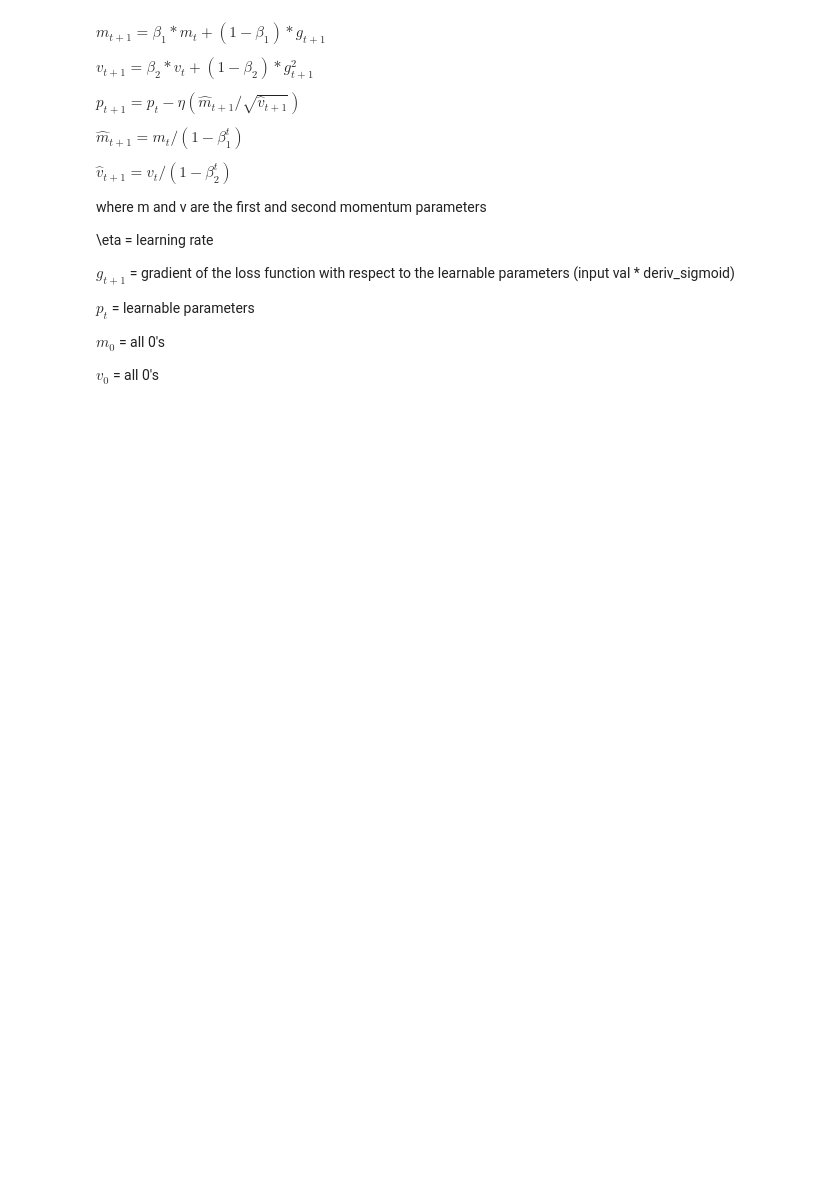
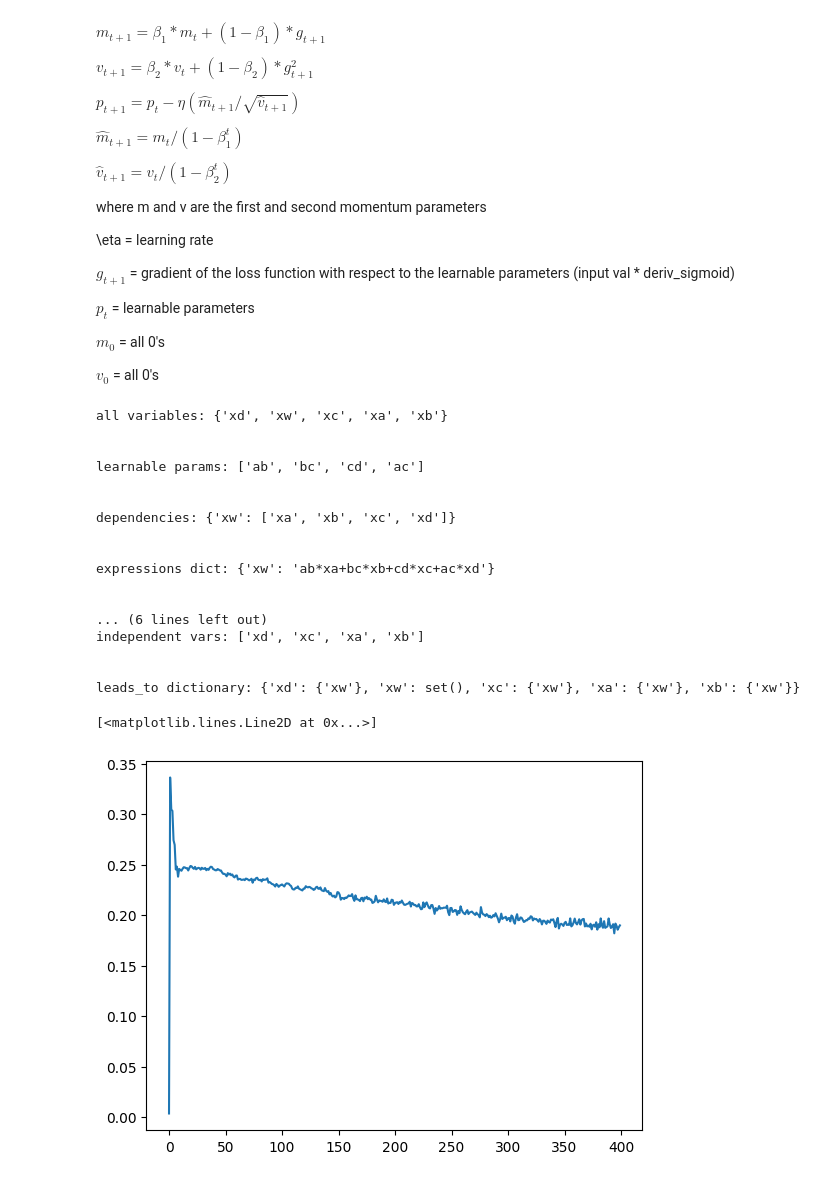
Before and after one commit to akamsali/ECE60146-DeepLearning-HWs-2023, a Jupyter notebook: HW3/adam_one.ipynb, the cells around one changed output. Cells and saved outputs as stored; diff of their text form; code cells hidden in the pictures; blank space fills up the shorter version.

Commit message:
add ADAM for one neuron

```diff
--- a/HW3/adam_one.ipynb
+++ b/HW3/adam_one.ipynb
@@ -38,7 +38,7 @@ from ComputationalGraphPrimer import ComputationalGraphPrimer
 import random
 import numpy as np
 import operator
-from tqdm import tqdm
+# from tqdm import tqdm
 
 class myADAM(ComputationalGraphPrimer):
     def __init__(self, *args, **kwargs):
@@ -68,13 +68,13 @@ class myADAM(ComputationalGraphPrimer):
             self.time[param] += 1
 
         ## Update the bias
-        m_bias_val = self.beta1 * self.m_bias + (1 - self.beta1) * (y_error * deriv_sigmoid)
-        v_bias_val = self.beta2 * self.v_bias + (1 - self.beta2) * ((y_error * deriv_sigmoid)**2)
+        m_bias_val = self.beta_1 * self.m_bias + (1 - self.beta_1) * (y_error * deriv_sigmoid)
+        v_bias_val = self.beta_2 * self.v_bias + (1 - self.beta_2) * ((y_error * deriv_sigmoid)**2)
 
-        m_bias_hat = m_bias_val / (1 - (beta1 ** self.time[-1]))
-        v_bias_hat = v_bias_val / (1 - (beta2 ** self.time[-1]))
+        m_bias_hat = m_bias_val / (1 - (self.beta_1 ** self.time_bias))
+        v_bias_hat = v_bias_val / (1 - (self.beta_2 ** self.time_bias))
         bias_step = self.learning_rate * (m_bias_hat / np.sqrt(v_bias_hat + 1e-7))
-
+        self.time_bias += 1
         self.bias += bias_step
         self.m_bias = m_bias_val
         self.v_bias = v_bias_val
@@ -107,7 +107,7 @@ class myADAM(ComputationalGraphPrimer):
         self.m = {param: 0 for param in self.learnable_params}
         self.v = {param: 0 for param in self.learnable_params}
         self.time = {param: 1 for param in self.learnable_params}
-
+        self.time_bias = 1
         self.m_bias = 0
         self.v_bias = 0
 
@@ -218,3 +218,50 @@ class myADAM(ComputationalGraphPrimer):
         # plt.figure()
         return loss_running_record
         # plt.show()
+# %%
+
+
+cgp = myADAM(
+               one_neuron_model = True,
+               expressions = ['xw=ab*xa+bc*xb+cd*xc+ac*xd'],
+               output_vars = ['xw'],
+               dataset_size = 5000,
+               learning_rate = 1e-3,
+#               learning_rate = 5 * 1e-2,
+               training_iterations = 40000,
+               batch_size = 8,
+               display_loss_how_often = 100,
+               debug = True,
+      )
+
+
+cgp.parse_expressions()
+training_data = cgp.gen_training_data()
+
+# loss_0 = cgp.train(training_data)
+loss = cgp.train(training_data)
+plt.plot(loss)
+
+# loss_9 = cgp.train(training_data, mu=0.9)
+# plt.plot(loss_0)
+# plt.plot(loss_9)
+# %% [output]
+all variables: {'xd', 'xw', 'xc', 'xa', 'xb'}
+
+
+learnable params: ['ab', 'bc', 'cd', 'ac']
+
+
+dependencies: {'xw': ['xa', 'xb', 'xc', 'xd']}
+
+
+expressions dict: {'xw': 'ab*xa+bc*xb+cd*xc+ac*xd'}
+
+
+... (6 lines left out)
+independent vars: ['xd', 'xc', 'xa', 'xb']
+
+
+leads_to dictionary: {'xd': {'xw'}, 'xw': set(), 'xc': {'xw'}, 'xa': {'xw'}, 'xb': {'xw'}}
+[<matplotlib.lines.Line2D at 0x...>]
+[figure, added]
```
Also changed, not shown: 5 other files.
